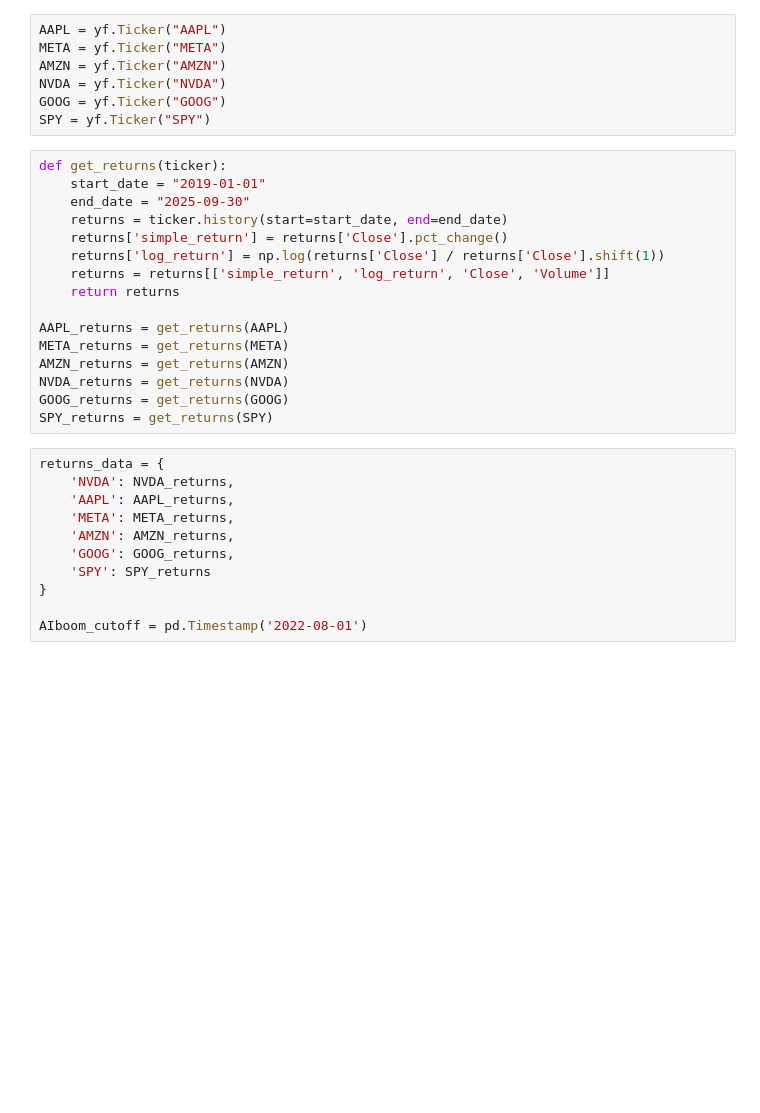
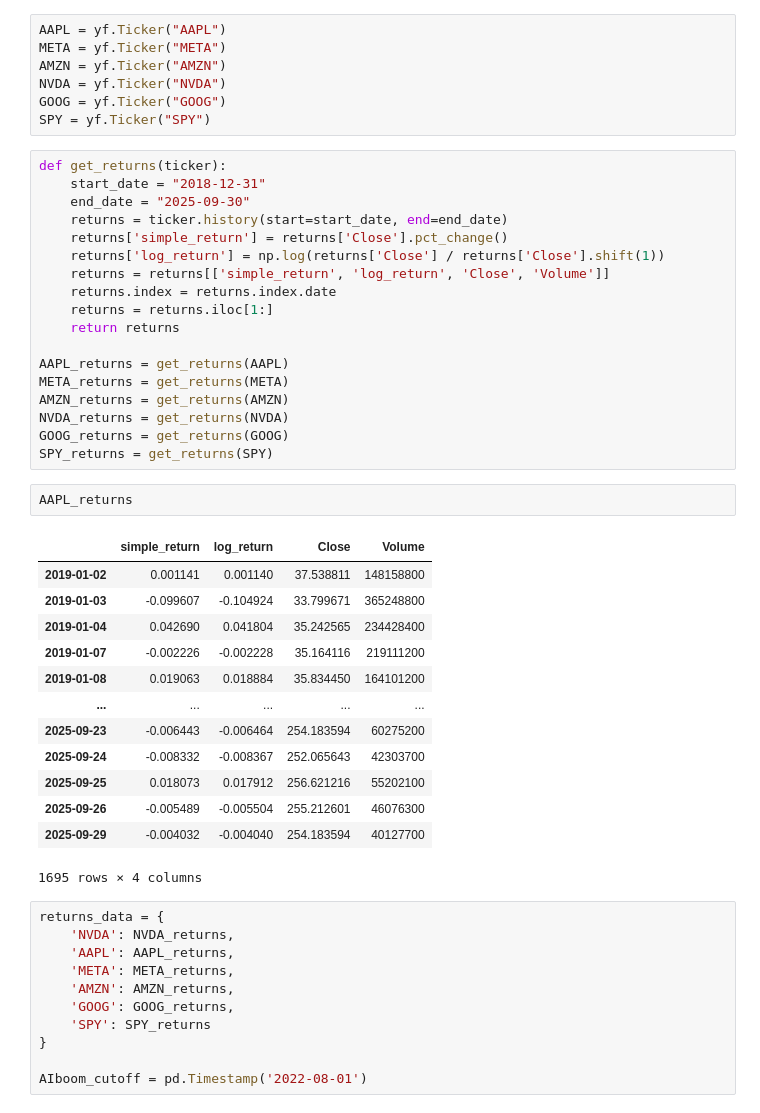
Before and after one commit to vdanielb/stock-market-inference, a Jupyter notebook: project.ipynb, the cells around one changed output. Cells and saved outputs as stored; diff of their text form; blank space fills up the shorter version.

```diff
--- a/project.ipynb
+++ b/project.ipynb
@@ -20,12 +20,14 @@ GOOG = yf.Ticker("GOOG")
 SPY = yf.Ticker("SPY")
 # %%
 def get_returns(ticker):
-    start_date = "2019-01-01"
+    start_date = "2018-12-31"
     end_date = "2025-09-30"
     returns = ticker.history(start=start_date, end=end_date)
     returns['simple_return'] = returns['Close'].pct_change()
     returns['log_return'] = np.log(returns['Close'] / returns['Close'].shift(1))
     returns = returns[['simple_return', 'log_return', 'Close', 'Volume']]
+    returns.index = returns.index.date
+    returns = returns.iloc[1:]
     return returns
 
 AAPL_returns = get_returns(AAPL)
@@ -34,6 +36,22 @@ AMZN_returns = get_returns(AMZN)
 NVDA_returns = get_returns(NVDA)
 GOOG_returns = get_returns(GOOG)
 SPY_returns = get_returns(SPY)
+# %%
+AAPL_returns
+# %% [output]
+|  | simple_return | log_return | Close | Volume |
+| 2019-01-02 | 0.001141 | 0.001140 | 37.538811 | 148158800 |
+| 2019-01-03 | -0.099607 | -0.104924 | 33.799671 | 365248800 |
+| 2019-01-04 | 0.042690 | 0.041804 | 35.242565 | 234428400 |
+| 2019-01-07 | -0.002226 | -0.002228 | 35.164116 | 219111200 |
+| 2019-01-08 | 0.019063 | 0.018884 | 35.834450 | 164101200 |
+| ... | ... | ... | ... | ... |
+| 2025-09-23 | -0.006443 | -0.006464 | 254.183594 | 60275200 |
+| 2025-09-24 | -0.008332 | -0.008367 | 252.065643 | 42303700 |
+| 2025-09-25 | 0.018073 | 0.017912 | 256.621216 | 55202100 |
+| 2025-09-26 | -0.005489 | -0.005504 | 255.212601 | 46076300 |
+| 2025-09-29 | -0.004032 | -0.004040 | 254.183594 | 40127700 |
+1695 rows × 4 columns
 # %%
 returns_data = {
     'NVDA': NVDA_returns,
```
Also changed, not shown: parts of 4 cells of this notebook.
